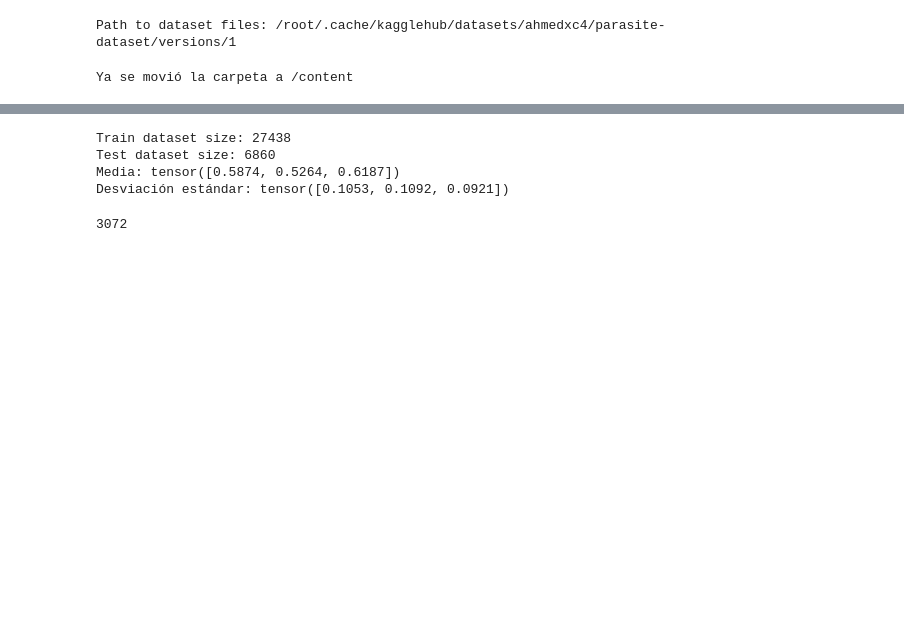
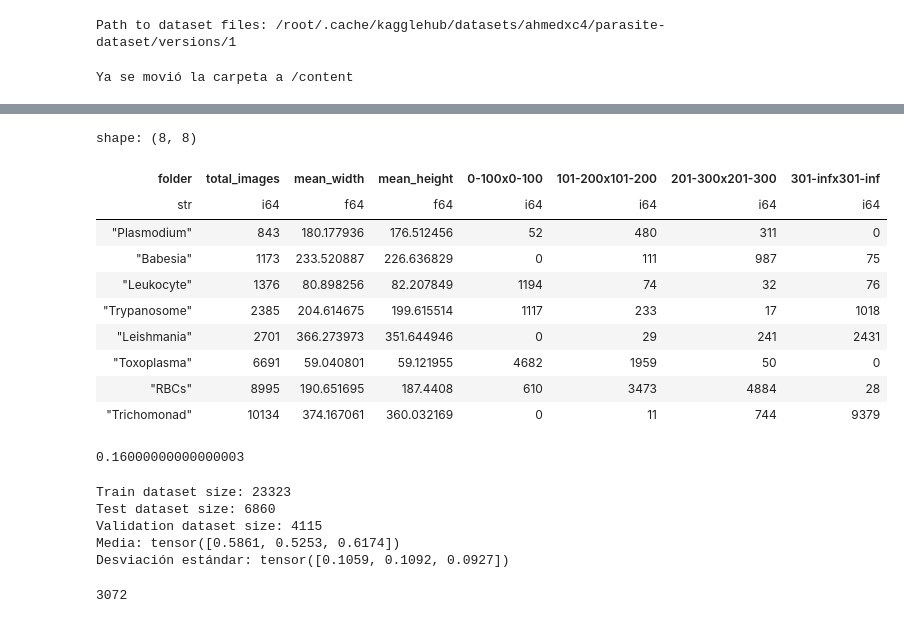
Before and after one commit to josesg998/Calculadora_fechas_vencimiento, a Jupyter notebook: image_processing.ipynb, the cells around one changed output, grey strips where cells are left out. Saved outputs shown, nothing was run; the diff lists cells and outputs as text; code cells hidden in the pictures; blank space fills up the shorter version.

```diff
--- a/image_processing.ipynb
+++ b/image_processing.ipynb
@@ -103,0 +102,2 @@ def measure_means_folder():
+# %%
+metricas = measure_means_folder()
@@ -104,15 +113,27 @@ def measure_means_folder():
 # %%
-#metricas_df = pl.DataFrame()
-#for key in metricas.keys():
-#    row_df = pl.DataFrame(metricas[key])
-#    row_df = row_df.with_columns(folder=pl.lit(key))
-#    # put folder column in the first position
-#    row_df = row_df.select(['folder','total_images' ,'mean_width', 'mean_height', '0-100x0-100', '101-200x101-200', '201-300x201-300', '301-infx301-inf'])
-#    #split size_ranges into separate columns
-#    metricas_df = metricas_df.vstack(row_df)
+metricas_df = pl.DataFrame()
+for key in metricas.keys():
+    row_df = pl.DataFrame(metricas[key])
+    row_df = row_df.with_columns(folder=pl.lit(key))
+    # put folder column in the first position
+    row_df = row_df.select(['folder','total_images' ,'mean_width', 'mean_height', '0-100x0-100', '101-200x101-200', '201-300x201-300', '301-infx301-inf'])
+    #split size_ranges into separate columns
+    metricas_df = metricas_df.vstack(row_df)
 
-#metricas_df = metricas_df.sort('total_images', descending=False)
-#metricas_df
+metricas_df = metricas_df.sort('total_images', descending=False)
+metricas_df
+# %% [output]
+shape: (8, 8)
+| folder | total_images | mean_width | mean_height | 0-100x0-100 | 101-200x101-200 | 201-300x201-300 | 301-infx301-inf |
+| str | i64 | f64 | f64 | i64 | i64 | i64 | i64 |
+| "Plasmodium" | 843 | 180.177936 | 176.512456 | 52 | 480 | 311 | 0 |
+| "Babesia" | 1173 | 233.520887 | 226.636829 | 0 | 111 | 987 | 75 |
+| "Leukocyte" | 1376 | 80.898256 | 82.207849 | 1194 | 74 | 32 | 76 |
+| "Trypanosome" | 2385 | 204.614675 | 199.615514 | 1117 | 233 | 17 | 1018 |
+| "Leishmania" | 2701 | 366.273973 | 351.644946 | 0 | 29 | 241 | 2431 |
+| "Toxoplasma" | 6691 | 59.040801 | 59.121955 | 4682 | 1959 | 50 | 0 |
+| "RBCs" | 8995 | 190.651695 | 187.4408 | 610 | 3473 | 4884 | 28 |
+| "Trichomonad" | 10134 | 374.167061 | 360.032169 | 0 | 11 | 744 | 9379 |
 # %%
 # plot the counts as horizontal barchart with plt
 #plt.figure(figsize=(10, 5))
@@ -158,10 +174,14 @@ def train_test_val(folder='parasite-dataset'):
+# %%
+.8*.2
+# %% [output]
+0.16000000000000003
 # %%
-train_dataset, test_dataset = train_test_val()
+train_dataset, test_dataset, val_dataset = train_test_val()
 
 # Calcular media y desviación estándar de los tres canales (train dataset)
-labels = 2
+n_classes = 2
 
-imgs = stack([img_t for img_t, label in train_dataset if (label<labels)], dim=3)
+imgs = stack([img_t for img_t, label in train_dataset if (label<n_classes)], dim=3)
 mean = imgs.view(3, -1).mean(dim=1)
 std = imgs.view(3, -1).std(dim=1)
 
@@ -169,10 +189,11 @@ std = imgs.view(3, -1).std(dim=1)
 print(f'Media: {mean}')
 print(f'Desviación estándar: {std}')
 # %% [output]
-Train dataset size: 27438
+Train dataset size: 23323
 Test dataset size: 6860
-Media: tensor([0.5874, 0.5264, 0.6187])
-Desviación estándar: tensor([0.1053, 0.1092, 0.0921])
+Validation dataset size: 4115
+Media: tensor([0.5861, 0.5253, 0.6174])
+Desviación estándar: tensor([0.1059, 0.1092, 0.0927])
 # %%
 #train_dataset, test_dataset = train_test_val(tensor=False)
 # %%
```
Also changed, not shown: parts of 11 cells of this notebook.
